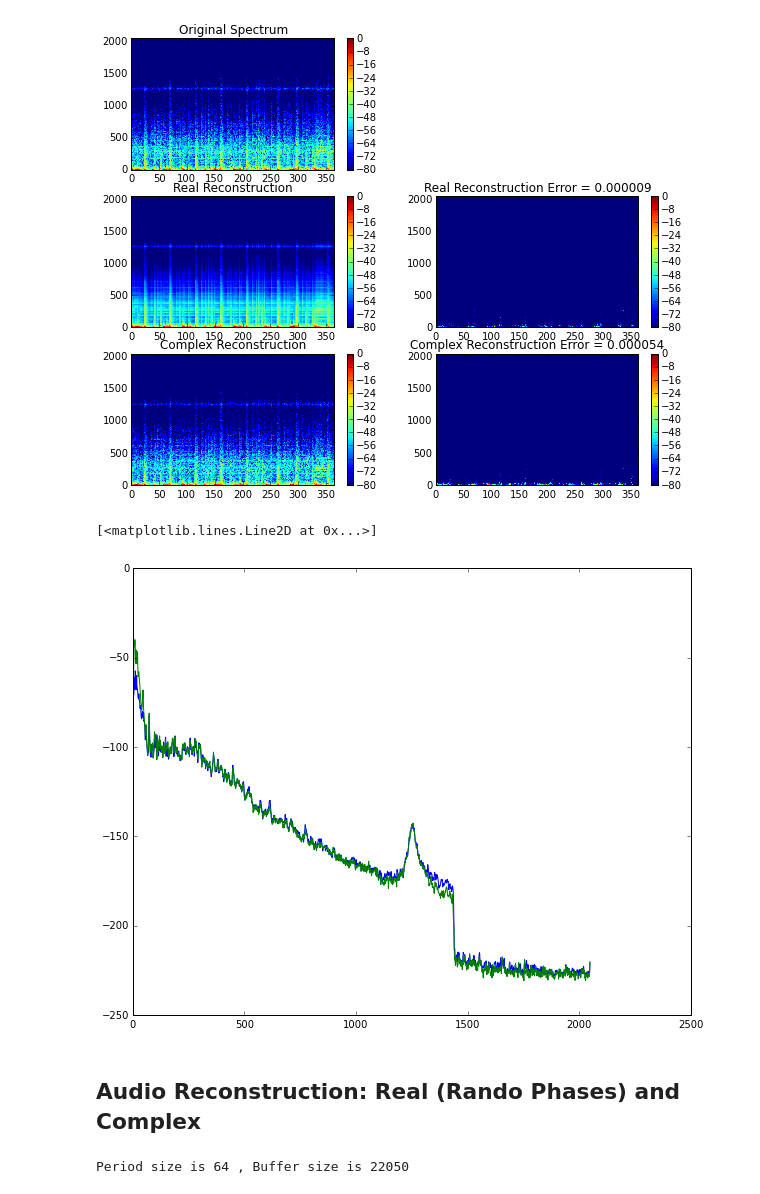
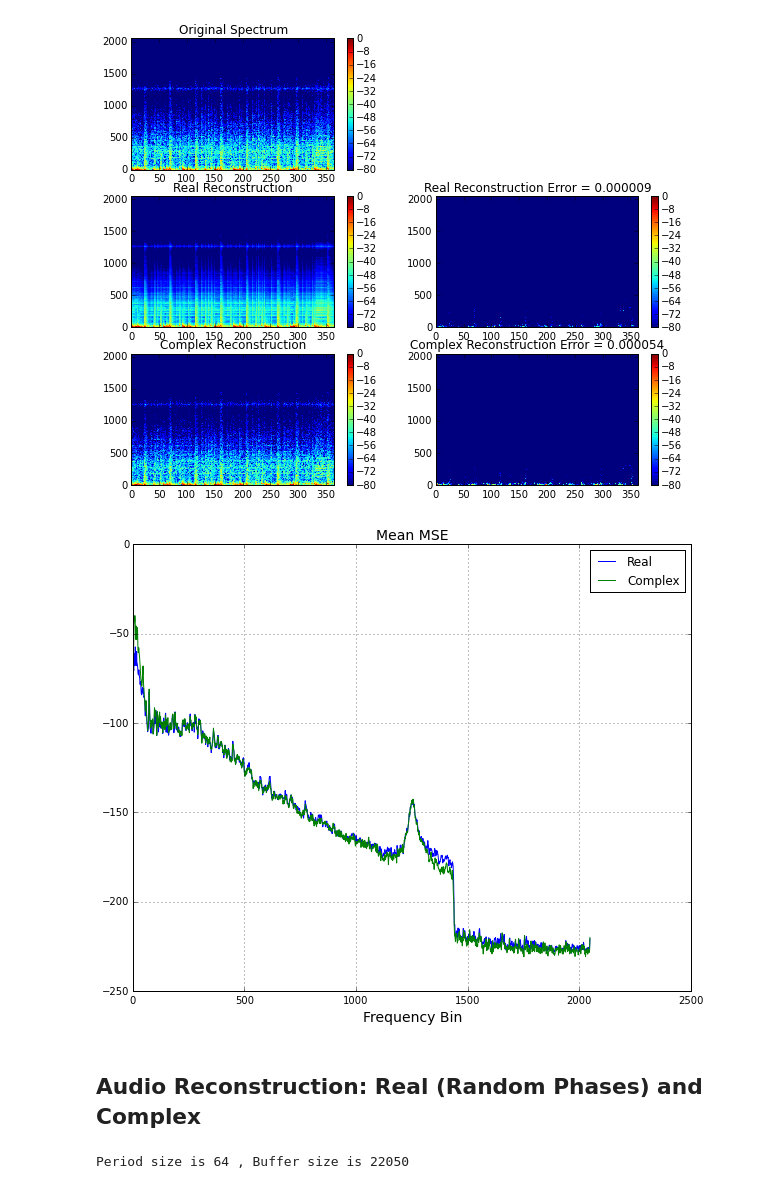
Before and after one commit to bregmanstudio/cseparate, a Jupyter notebook: complexrealseparate.ipynb, the cells around one changed output. Saved outputs shown, nothing was run; the diff lists cells and outputs as text; code cells hidden in the pictures.

Commit message:
Adding comparison of MSE over frequency

```diff
--- a/complexrealseparate.ipynb
+++ b/complexrealseparate.ipynb
@@ -180,11 +180,14 @@ title('Complex Reconstruction Error = {:3f}'.format(sqerr_cmplx.mean()))
 # %%
 plot(20*log10(sqerr_real.mean(1)))
 plot(20*log10(sqerr_cmplx.mean(1)))
+title('Mean MSE', fontsize=14)
+xlabel('Frequency Bin', fontsize=14)
+legend(['Real','Complex'])
+grid()
 # %% [output]
-[<matplotlib.lines.Line2D at 0x...>]
-[figure, old version]
+[figure, new version]
 # %% [markdown]
-## Audio Reconstruction: Real (Rando Phases) and Complex
+## Audio Reconstruction: Real (Random Phases) and Complex
 # %%
 # Real reconstruction
 x_hat = Xr.inverse(rX, Phi_hat=(rand(*Xr.STFT.shape)-0.5)*np.pi)
```
